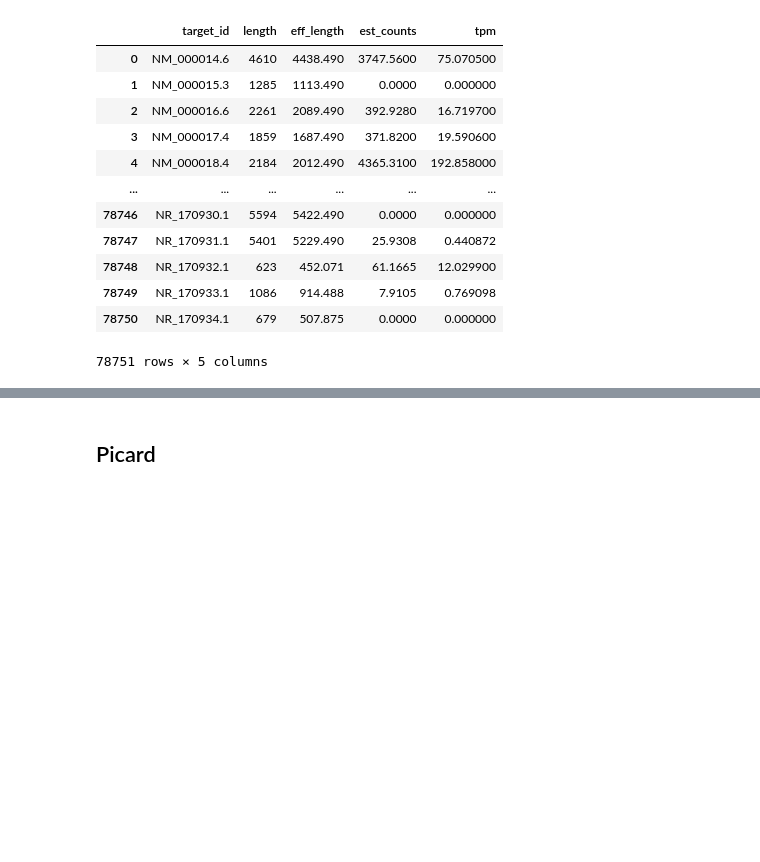
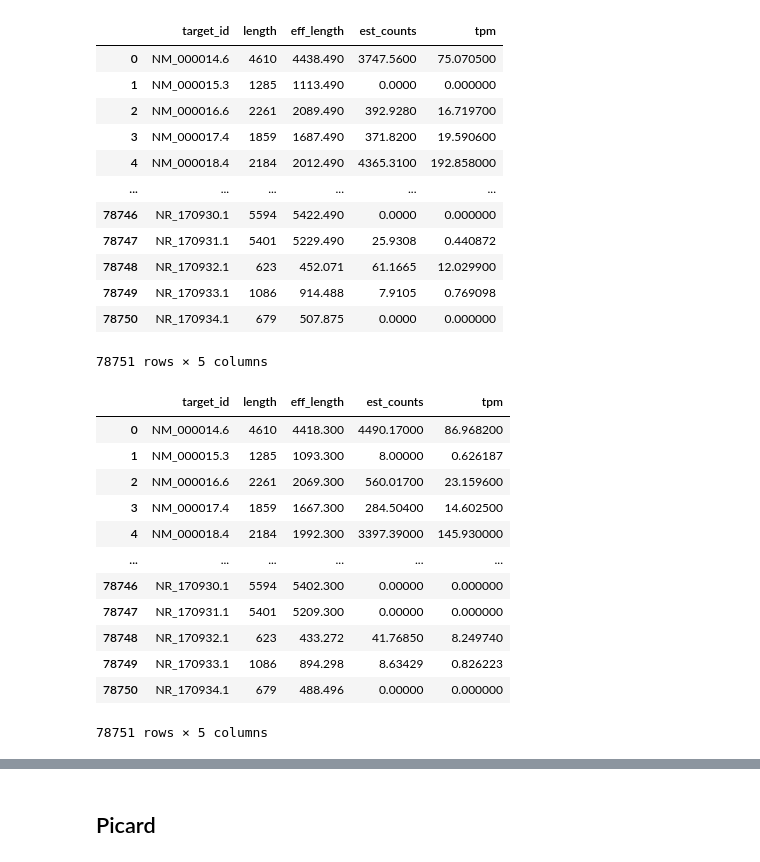
Before and after one commit to justinlu09/DSC180A-Genetics-Project, a Jupyter notebook: notebooks/report.ipynb, the cells around one changed output, grey strips where cells are left out. Drawn from its saved outputs; the diff is of its cells as text; code cells hidden in the pictures; blank space fills up the shorter version.

```diff
--- a/notebooks/report.ipynb
+++ b/notebooks/report.ipynb
@@ -201,3 +201,20 @@ abundance
 | 78749 | NR_170933.1 | 1086 | 914.488 | 7.9105 | 0.769098 |
 | 78750 | NR_170934.1 | 679 | 507.875 | 0.0000 | 0.000000 |
 78751 rows × 5 columns
+# %%
+a2 = pd.read_csv('/datasets/home/home-01/33/333/jll020/dsc180a-b04-group04/data/raw/kallisto_test/abundance.tsv', sep='\t')
+a2
+# %% [output]
+|  | target_id | length | eff_length | est_counts | tpm |
+| 0 | NM_000014.6 | 4610 | 4418.300 | 4490.17000 | 86.968200 |
+| 1 | NM_000015.3 | 1285 | 1093.300 | 8.00000 | 0.626187 |
+| 2 | NM_000016.6 | 2261 | 2069.300 | 560.01700 | 23.159600 |
+| 3 | NM_000017.4 | 1859 | 1667.300 | 284.50400 | 14.602500 |
+| 4 | NM_000018.4 | 2184 | 1992.300 | 3397.39000 | 145.930000 |
+| ... | ... | ... | ... | ... | ... |
+| 78746 | NR_170930.1 | 5594 | 5402.300 | 0.00000 | 0.000000 |
+| 78747 | NR_170931.1 | 5401 | 5209.300 | 0.00000 | 0.000000 |
+| 78748 | NR_170932.1 | 623 | 433.272 | 41.76850 | 8.249740 |
+| 78749 | NR_170933.1 | 1086 | 894.298 | 8.63429 | 0.826223 |
+| 78750 | NR_170934.1 | 679 | 488.496 | 0.00000 | 0.000000 |
+78751 rows × 5 columns
```
Also changed, not shown: parts of 1 cell of this notebook, 5 other files.
